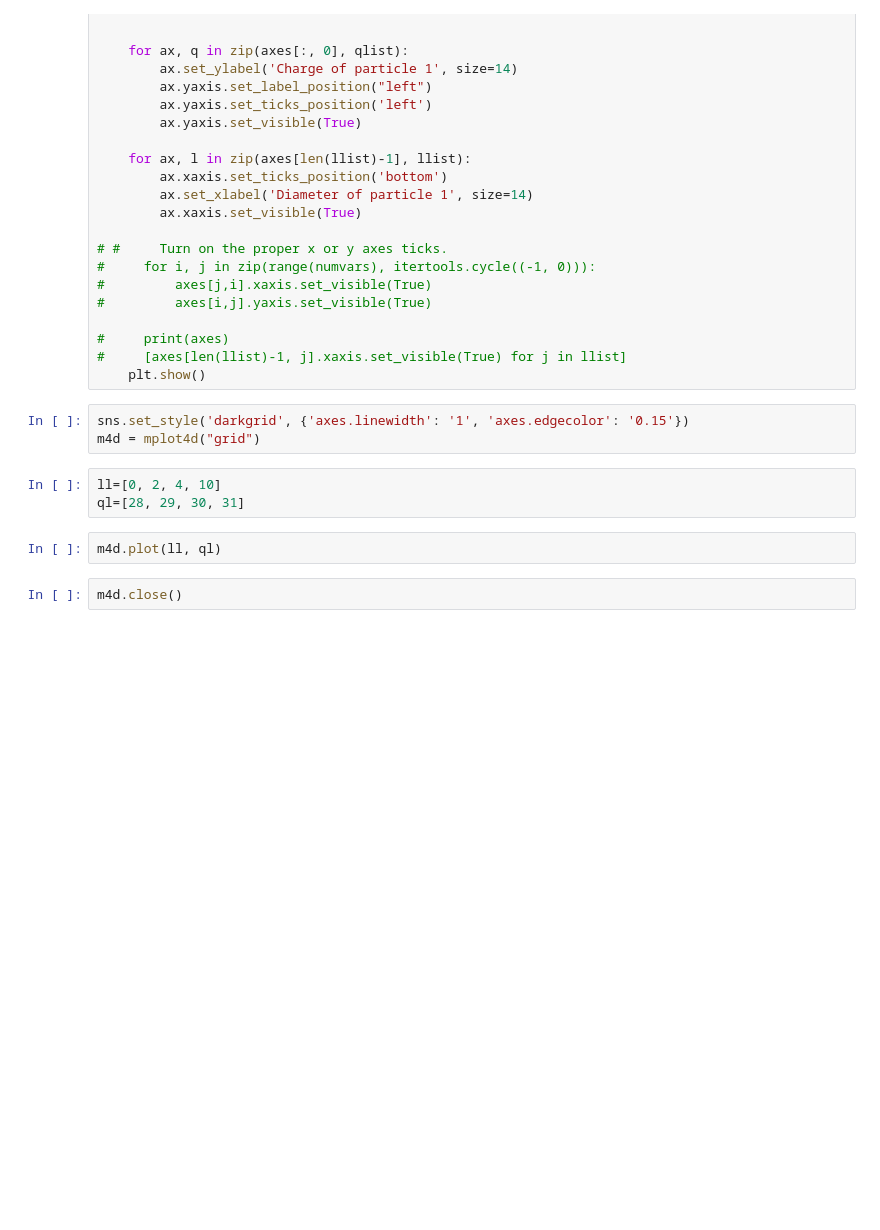
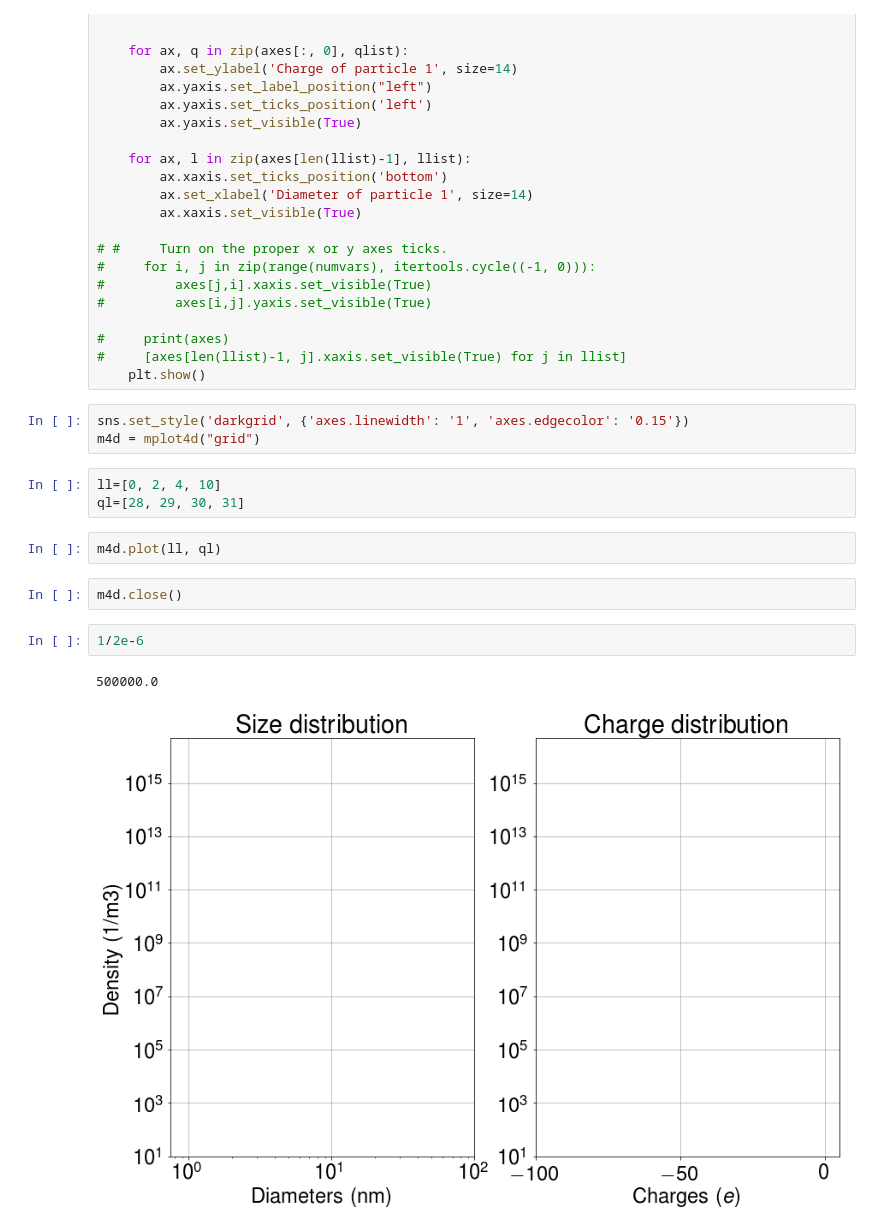
Before and after one commit to caos21/ndust, a Jupyter notebook: press/plot-results.ipynb, the cells around one changed output. Cells and saved outputs as stored; diff of their text form; blank space fills up the shorter version.

```diff
--- a/press/plot-results.ipynb
+++ b/press/plot-results.ipynb
@@ -433,3 +448,8 @@ ql=[28, 29, 30, 31]
 m4d.plot(ll, ql)
 # %%
 m4d.close()
+# %%
+1/2e-6
+# %% [output]
+500000.0
+[figure, added]
```
Also changed, not shown: parts of 14 cells of this notebook, 6 other files.
